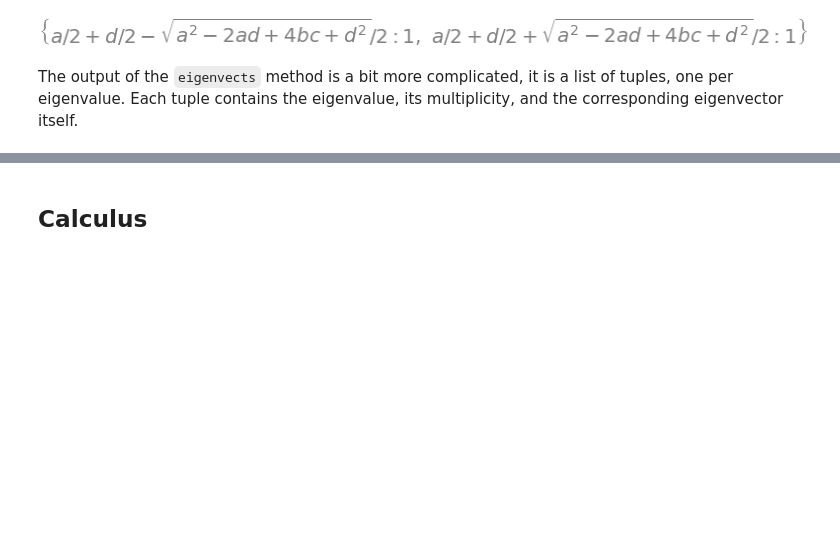
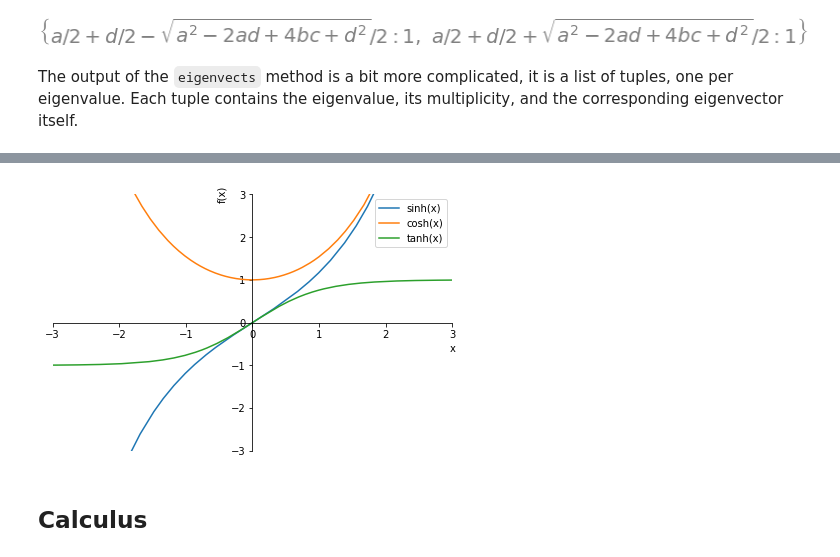
Before and after one commit to gjbex/Scientific-Python, a Jupyter notebook: source-code/sympy/sympy.ipynb, the cells around one changed output, grey strips where cells are left out. Cells and saved outputs as stored; diff of their text form; code cells hidden in the pictures; blank space fills up the shorter version.

```diff
--- a/source-code/sympy/sympy.ipynb
+++ b/source-code/sympy/sympy.ipynb
@@ -326,3 +338,7 @@ $\displaystyle \left[ \left( \frac{a}{2} + \frac{d}{2} - \frac{\sqrt{a^{2} - 2 a
+# %%
+plot(sinh(x), cosh(x), tanh(x), xlim=(-3, 3), ylim=(-3, 3), legend=True);
+# %% [output]
+[figure, added]
 # %% [markdown]
 ## Calculus
 # %% [markdown]
```
Also changed, not shown: parts of 5 cells of this notebook.
